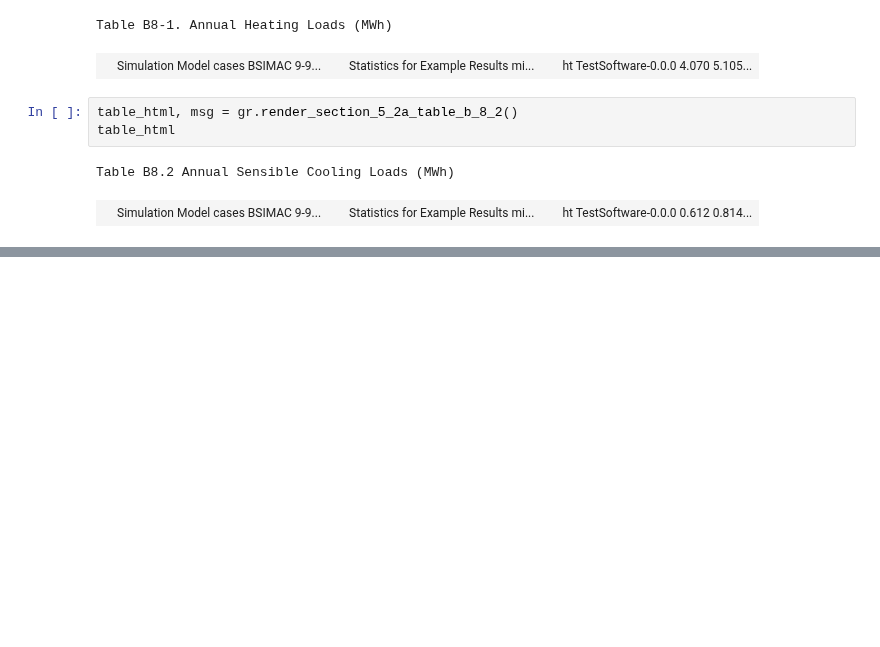
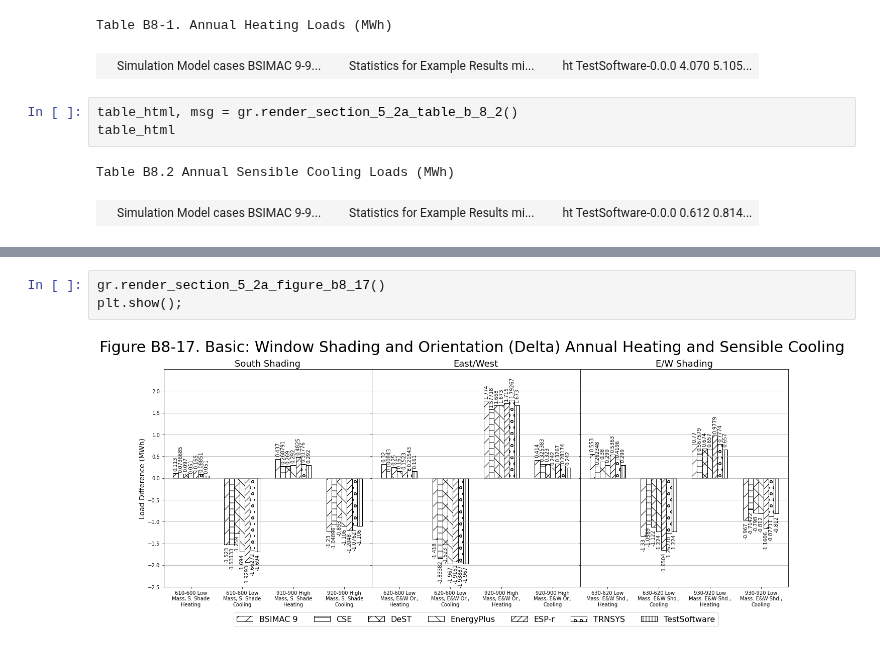
Before and after one commit to JasonGlazer/ashrae-140-automation, a Jupyter notebook: rendered/base/RESULTS5-2A.ipynb, the cells around one changed output, grey strips where cells are left out. Drawn from its saved outputs; the diff is of its cells as text; blank space fills up the shorter version.

```diff
--- a/rendered/base/RESULTS5-2A.ipynb
+++ b/rendered/base/RESULTS5-2A.ipynb
@@ -86,3 +84,8 @@ gr.render_section_5_2a_figure_b_8_9(fig, ax)
 plt.show();
 # %% [output]
 [figure]
+# %%
+gr.render_section_5_2a_figure_b8_17()
+plt.show();
+# %% [output]
+[figure, added]
```
Also changed, not shown: parts of 2 cells of this notebook, 4 other files.
